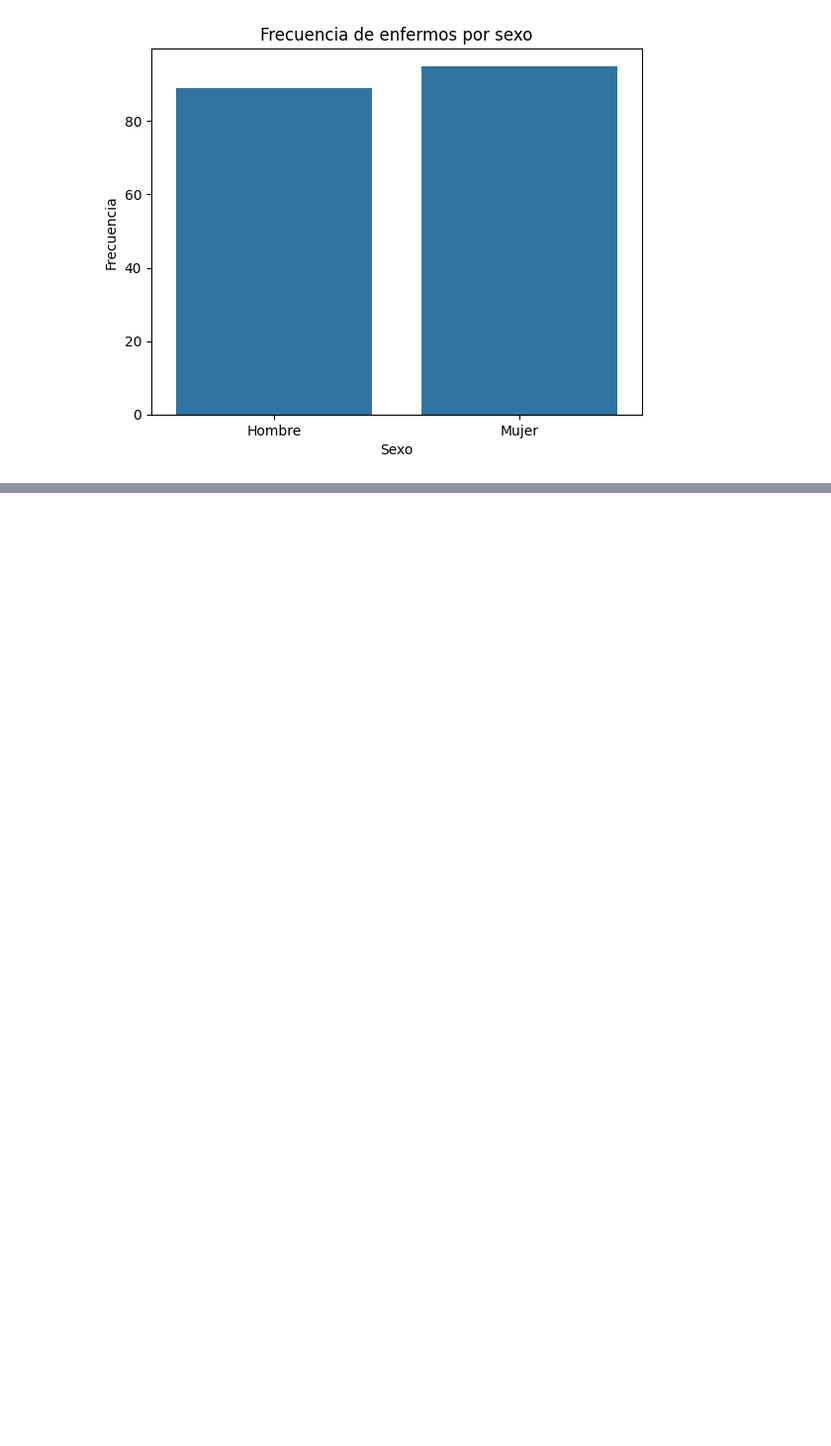
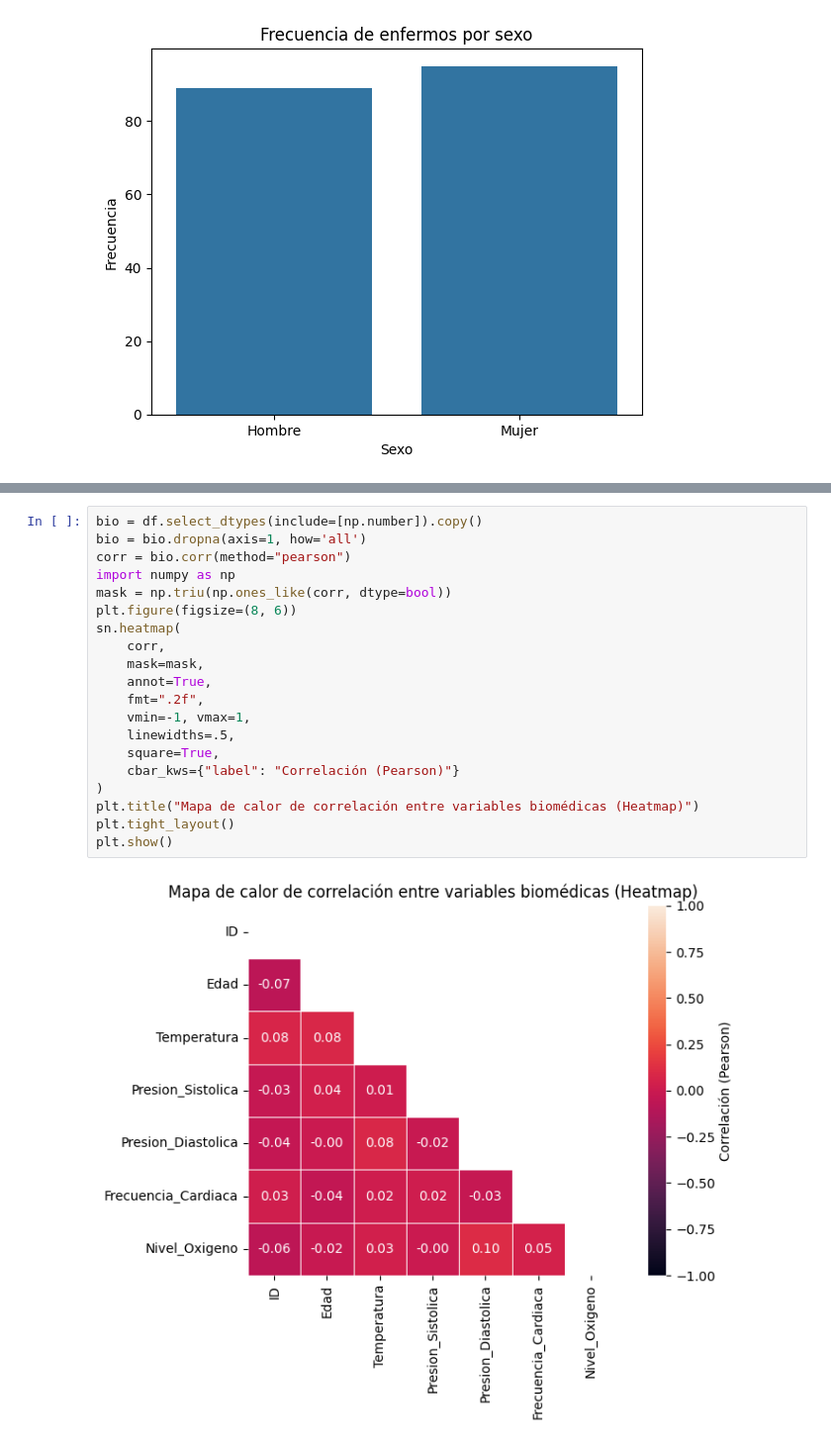
Before and after one commit to Matador108117/proyectop1ia, a Jupyter notebook: Proyecto1.ipynb, the cells around one changed output, grey strips where cells are left out. Shown at 99% size. Drawn from its saved outputs; the diff is of its cells as text; blank space fills up the shorter version.

```diff
--- a/Proyecto1.ipynb
+++ b/Proyecto1.ipynb
@@ -185,0 +302,22 @@ plt.show()
+# %%
+bio = df.select_dtypes(include=[np.number]).copy()
+bio = bio.dropna(axis=1, how='all')
+corr = bio.corr(method="pearson")
+import numpy as np
+mask = np.triu(np.ones_like(corr, dtype=bool))
+plt.figure(figsize=(8, 6))
+sn.heatmap(
+    corr,
+    mask=mask,
+    annot=True,
+    fmt=".2f",
+    vmin=-1, vmax=1,
+    linewidths=.5,
+    square=True,
+    cbar_kws={"label": "Correlación (Pearson)"}
+)
+plt.title("Mapa de calor de correlación entre variables biomédicas (Heatmap)")
+plt.tight_layout()
+plt.show()
+# %% [output]
+[figure, added]
```
Also changed, not shown: parts of 23 cells of this notebook.
